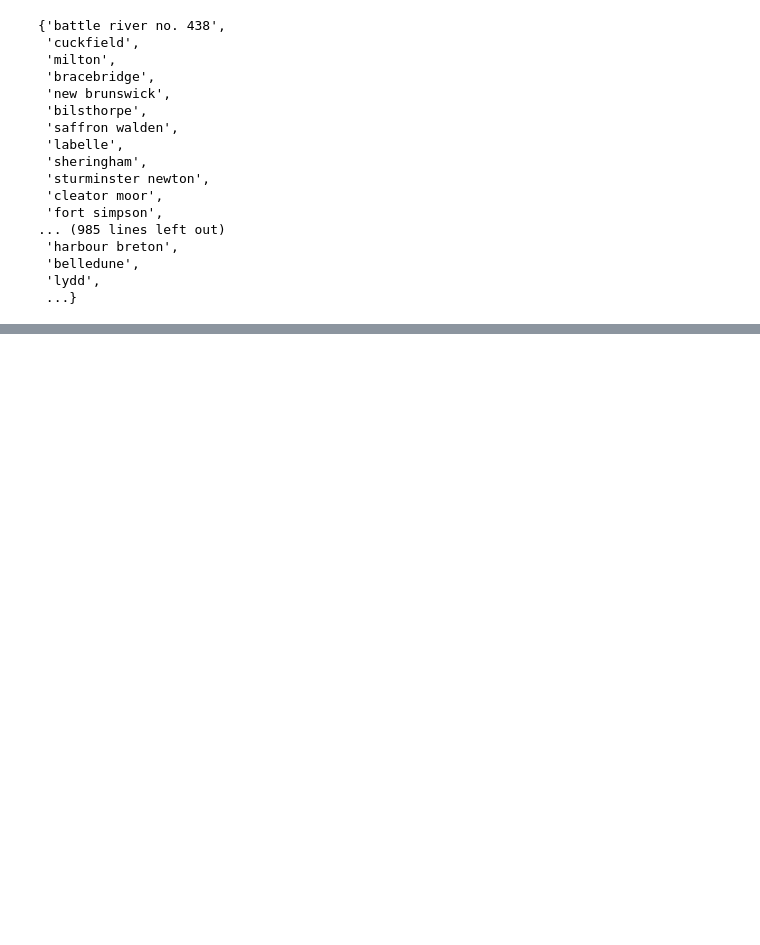
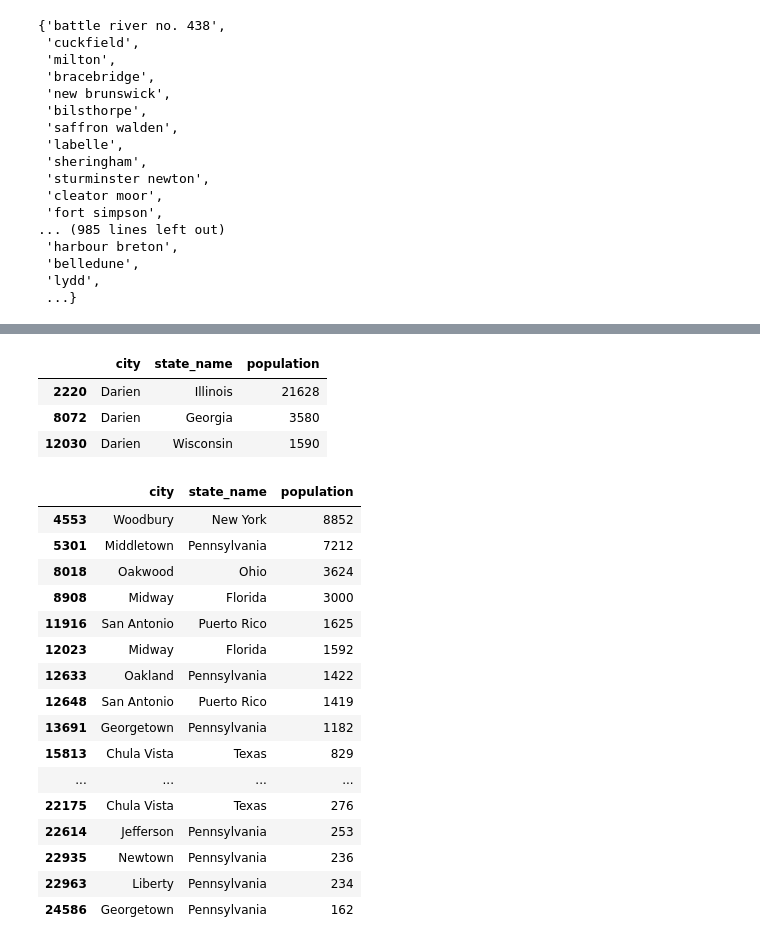
Before and after one commit to danieljsmarda/BodyTweets, a Jupyter notebook: tweets_code/working_notebook.ipynb, the cells around one changed output, grey strips where cells are left out. Saved outputs shown, nothing was run; the diff lists cells and outputs as text; code cells hidden in the pictures; blank space fills up the shorter version.

```diff
--- a/tweets_code/working_notebook.ipynb
+++ b/tweets_code/working_notebook.ipynb
@@ -65,0 +187,27 @@ with open('')
+# %%
+us_pops[us_pops['city']=='Darien']
+# %% [output]
+|  | city | state_name | population |
+| 2220 | Darien | Illinois | 21628 |
+| 8072 | Darien | Georgia | 3580 |
+| 12030 | Darien | Wisconsin | 1590 |
+# %%
+us_pops[us_pops.duplicated(subset=['city', 'state_name'])]
+# %% [output]
+|  | city | state_name | population |
+| 4553 | Woodbury | New York | 8852 |
+| 5301 | Middletown | Pennsylvania | 7212 |
+| 8018 | Oakwood | Ohio | 3624 |
+| 8908 | Midway | Florida | 3000 |
+| 11916 | San Antonio | Puerto Rico | 1625 |
+| 12023 | Midway | Florida | 1592 |
+| 12633 | Oakland | Pennsylvania | 1422 |
+| 12648 | San Antonio | Puerto Rico | 1419 |
+| 13691 | Georgetown | Pennsylvania | 1182 |
+| 15813 | Chula Vista | Texas | 829 |
+| ... | ... | ... | ... |
+| 22175 | Chula Vista | Texas | 276 |
+| 22614 | Jefferson | Pennsylvania | 253 |
+| 22935 | Newtown | Pennsylvania | 236 |
+| 22963 | Liberty | Pennsylvania | 234 |
+| 24586 | Georgetown | Pennsylvania | 162 |
```
Also changed, not shown: parts of 26 cells of this notebook.
